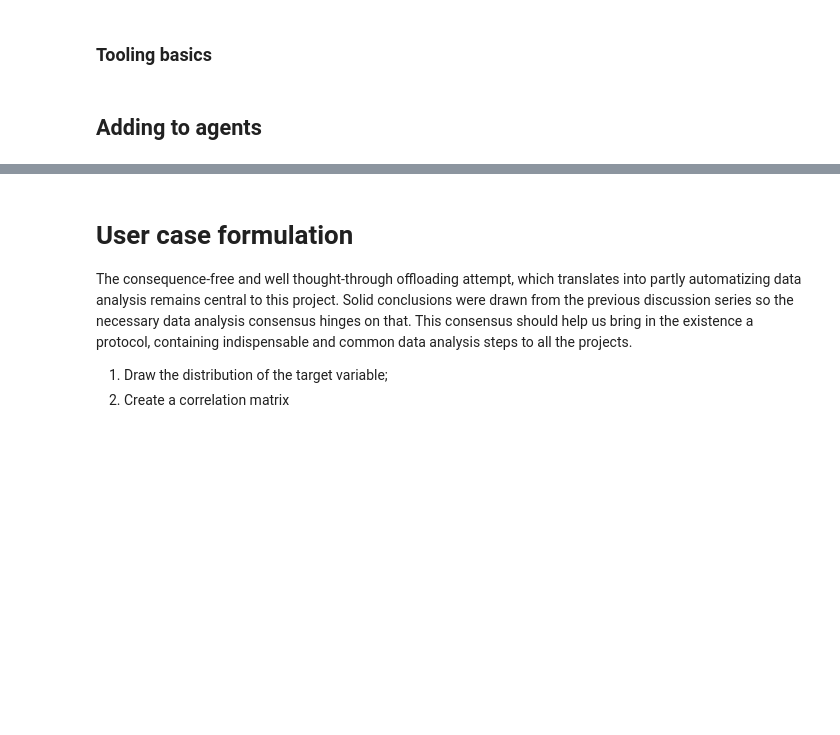
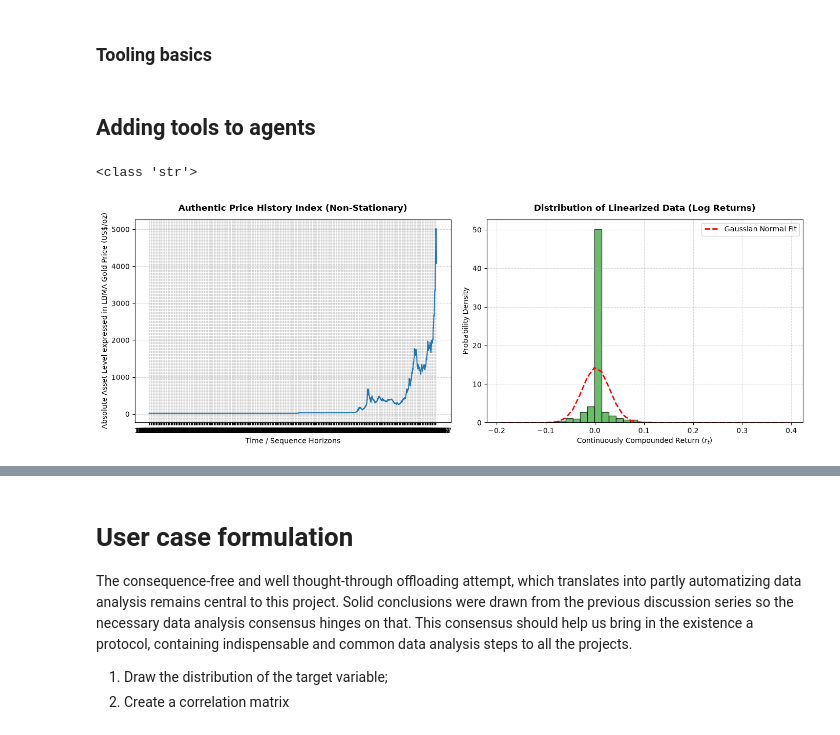
Before and after one commit to Christian-Stefan/Road-to-langchain-certif, a Jupyter notebook: notebooks/module-1/1.2_tools.ipynb, the cells around one changed output, grey strips where cells are left out. Cells and saved outputs as stored; diff of their text form; code cells hidden in the pictures; blank space fills up the shorter version.

Commit message:
Major: upload 3 completed langchain modules

```diff
--- a/notebooks/module-1/1.2_tools.ipynb
+++ b/notebooks/module-1/1.2_tools.ipynb
@@ -48,4 +49,4 @@ def tool1(x: float) -> float:
 # %%
 tool1.invoke({"x": 467})
 # %% [markdown]
-## Adding to agents
+## Adding tools to agents
@@ -59,3 +53,18 @@ response = gemini_agent.invoke({'messages':[question]})
+# %%
+from langchain.agents import create_agent
+from langchain.messages import HumanMessage, SystemMessage, AIMessage
+gold_data_lp:str = "https://datahub.io/core/gold-prices"
+gold_downloadable:str = "https://datahub.io/core/gold-prices/_r/-/data/monthly.csv"
+
+human_prompt = HumanMessage(content="I need to visualize the gold price evolution and its linearized counterpart. " \
+f"Trigger the display_dist tool by passing it this exact URL as a string: {gold_downloadable}. Do not attempt to parse, read, or format the data yourself")
+sys_prompt = SystemMessage(content="You are an extremely experienced economist, very knowledgable about asset return calculations.")
+
+gemini_agent_instance = create_agent(model=model_provider+model_code, system_prompt=sys_prompt, tools=[tool1, tool2])
+response = gemini_agent_instance.invoke({"messages":human_prompt})
+# %% [output]
+<class 'str'>
+[figure, added]
 # %%
 print(response['messages'][-1].content)
 print(response['messages'][1].tool_calls)
```
Also changed, not shown: parts of 7 cells of this notebook, 2 other files.
